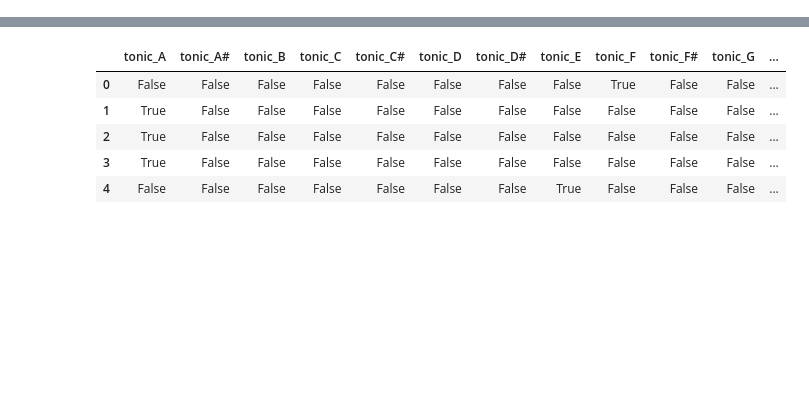
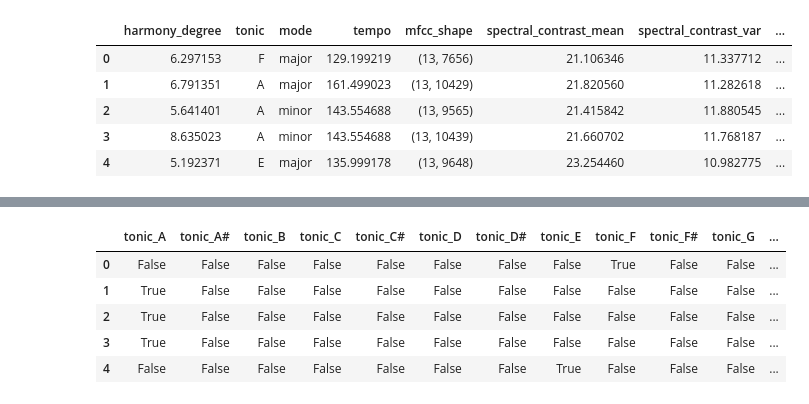
Before and after one commit to carjam/OJ, a Jupyter notebook: Comparison.ipynb, the cells around one changed output, grey strips where cells are left out. Cells and saved outputs as stored; diff of their text form; code cells hidden in the pictures; blank space fills up the shorter version.

```diff
--- a/Comparison.ipynb
+++ b/Comparison.ipynb
@@ -20,25 +15,30 @@ Installing collected packages: rapidfuzz, Levenshtein, python-Levenshtein
 Successfully installed Levenshtein-0.27.1 python-Levenshtein-0.27.1 rapidfuzz-3.13.0
 # %%
 import pandas as pd
-working_dir = 'C:/Users/carja/Documents/Capstone/'
+#working_dir = 'C:/Users/carja/Documents/Capstone/'
+working_dir = '/mnt/c/Users/carja/Documents/Capstone/'
 df = pd.read_csv(working_dir + 'analyzedTracks.csv')
 
 # remove playlist related columns
 df = df.drop(columns=['pos','playlist_num_albums','playlist_num_artists','playlist_num_followers','playlist_collaborative','playlist_pid','album_name','playlist_num_tracks','playlist_name','duration_ms','playlist_pid'])
-
-#remove key since it's redundant w/ tonic & mode
-df = df.drop('estimated_key', axis=1)
 
 # remove rows w/out a progression -- most likely audio was correct or absent
 df = df.dropna(subset=['progression1'])
 
 #remove duplicate tracks
 df = df.drop_duplicates(subset=['artist_name', 'track_name'])
 
 # Store track_name and artist_name separately
 meta_cols = df[['track_name', 'artist_name']].copy()
 df_cleaned = df.drop(['track_name', 'artist_name'], axis=1)
 df_cleaned.head()
+# %% [output]
+|  | harmony_degree | tonic | mode | tempo | mfcc_shape | spectral_contrast_mean | spectral_contrast_var | ... |
+| 0 | 6.297153 | F | major | 129.199219 | (13, 7656) | 21.106346 | 11.337712 | ... |
+| 1 | 6.791351 | A | major | 161.499023 | (13, 10429) | 21.820560 | 11.282618 | ... |
+| 2 | 5.641401 | A | minor | 143.554688 | (13, 9565) | 21.415842 | 11.880545 | ... |
+| 3 | 8.635023 | A | minor | 143.554688 | (13, 10439) | 21.660702 | 11.768187 | ... |
+| 4 | 5.192371 | E | major | 135.999178 | (13, 9648) | 23.254460 | 10.982775 | ... |
 # %%
 #Normalize numerical features
 from sklearn.preprocessing import StandardScaler
```
Also changed, not shown: parts of 7 cells of this notebook.
